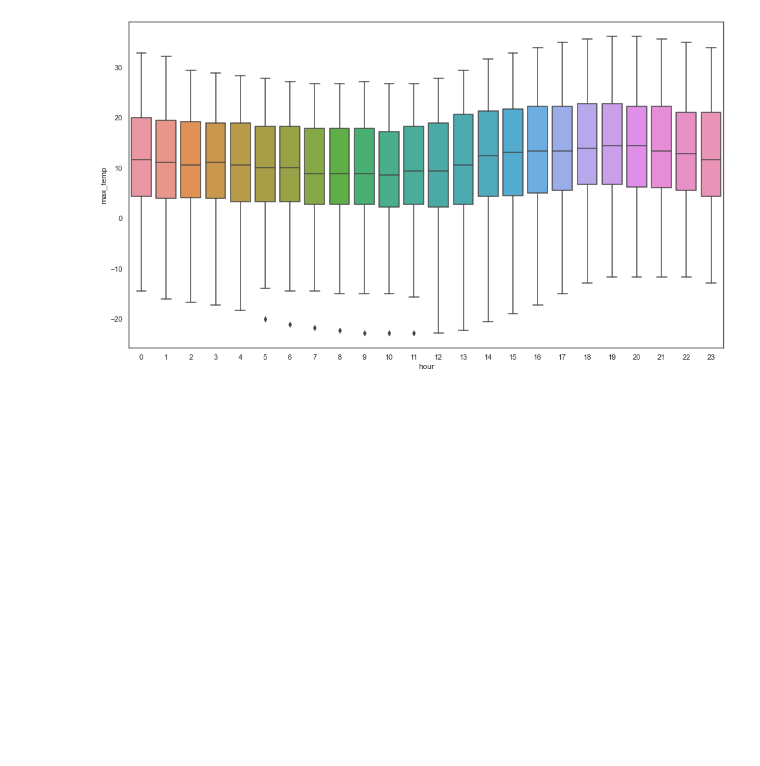
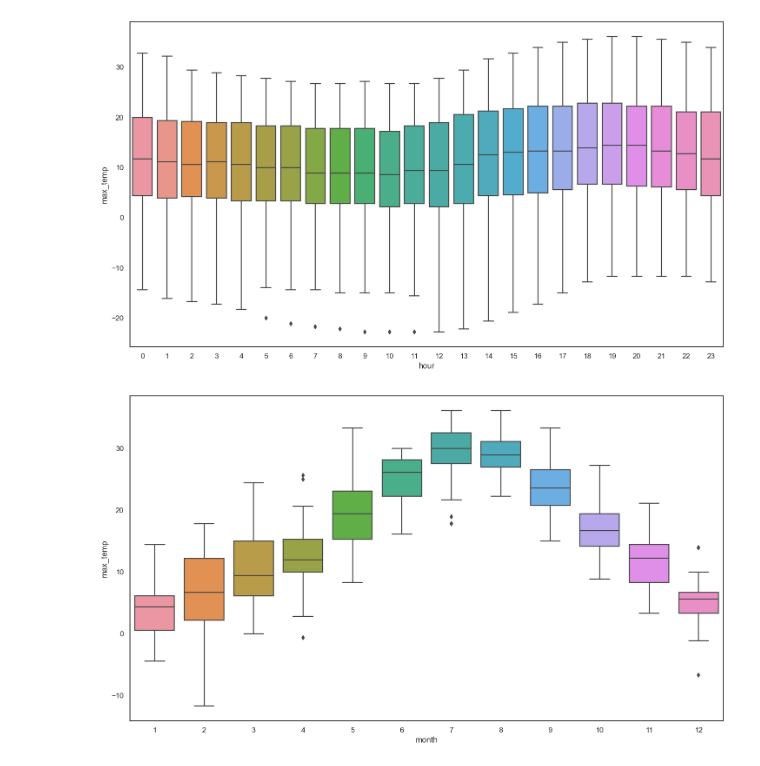
Before and after one commit to Timo-Heller/DSML-MMA_TEE, a Jupyter notebook: weather_data_exploration.ipynb, the cells around one changed output. Cells and saved outputs as stored; diff of their text form; code cells hidden in the pictures; blank space fills up the shorter version.

```diff
--- a/weather_data_exploration.ipynb
+++ b/weather_data_exploration.ipynb
@@ -125,6 +125,6 @@ dtypes: datetime64[ns](1), float64(3)
 memory usage: 339.4 KB
 # %%
 ### add seperate date and hour data
-weather16["date"] = weather16["date_time"].apply(lambda ts: get_date (ts))
-weather16["weekday"] = weather16["date_time"].apply(lambda ts: get_weekday (ts))
-weather16["hour"] = weather16["date_time"].apply(lambda x: get_hour (x))
+#weather16["date"] = weather16["date_time"].apply(lambda ts: get_date (ts))
+#weather16["weekday"] = weather16["date_time"].apply(lambda ts: get_weekday (ts))
+#weather16["hour"] = weather16["date_time"].apply(lambda x: get_hour (x))
@@ -146,0 +131,6 @@ See the caveats in the documentation: https://pandas.pydata.org/pandas-docs/stab
+# %%
+weather16["date"] = pd.DatetimeIndex(weather16["date_time"]).date
+weather16["month"] = pd.DatetimeIndex(weather16["date_time"]).month
+weather16["weekday"] = pd.DatetimeIndex(weather16["date_time"]).weekday
+weather16["hour"] = pd.DatetimeIndex(weather16["date_time"]).hour
+#weather16["minute"] = pd.DatetimeIndex(weather16["date_time"]).minute
@@ -270,3 +283,13 @@ sns.boxplot(x=weather16_temp.index.get_level_values(1), y=weather16_temp["max_te
 plt.show()
 # %% [output]
 [figure]
+# %%
+weather16_temp = weather16.groupby(["date", "month"])["max_temp"].max()
+weather16_temp = pd.DataFrame(weather16_temp)
+
+fig,ax = plt.subplots(figsize=(16,9), dpi=110)
+
+sns.boxplot(x=weather16_temp.index.get_level_values(1), y=weather16_temp["max_temp"],ax=ax)
+plt.show()
+# %% [output]
+[figure, added]
```
Also changed, not shown: parts of 7 cells of this notebook.
